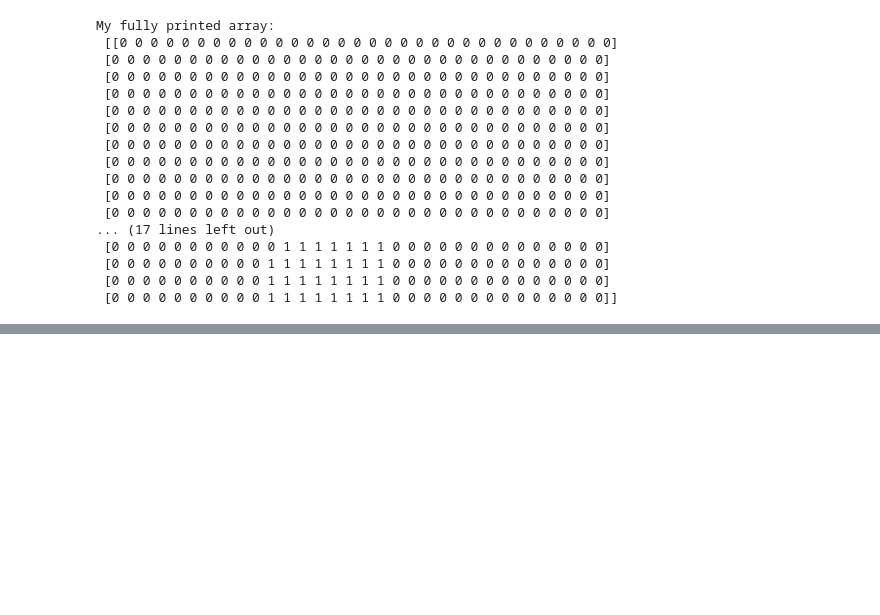
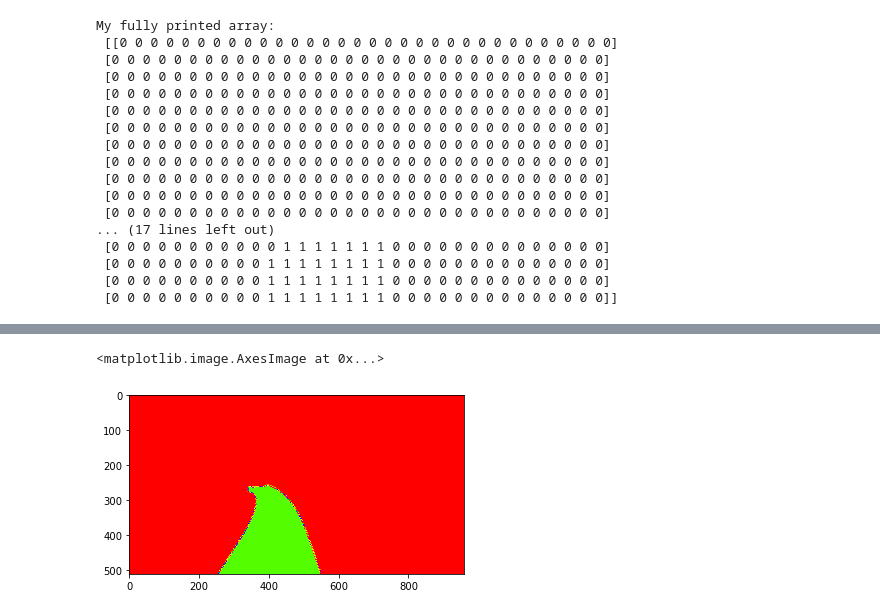
Before and after one commit to khoadaniel/vegetation-detection-railways, a Jupyter notebook: Hina/morphology_test.ipynb, the cells around one changed output, grey strips where cells are left out. Cells and saved outputs as stored; diff of their text form; code cells hidden in the pictures; blank space fills up the shorter version.

```diff
--- a/Hina/morphology_test.ipynb
+++ b/Hina/morphology_test.ipynb
@@ -154,0 +182,12 @@ cv2.waitKey(0)
+# %%
+initial_kernel = np.ones((10,10), np.uint8)
+img_dilation = cv2.dilate(mask_input, initial_kernel, iterations=1)
+
+for i in range(128):
+    kernel = np.ones((15+i,15+i), np.uint8)
+    img_dilation[128+i:129+i, 255-i:256+i] = cv2.dilate(mask_input[128+i:129+i, 255-i:256+i], kernel, iterations=1)
+
+plt.imshow(img_dilation, cmap='prism')
+# %% [output]
+<matplotlib.image.AxesImage at 0x...>
+[figure, added]
```
Also changed, not shown: parts of 14 cells of this notebook, 1 other file.
